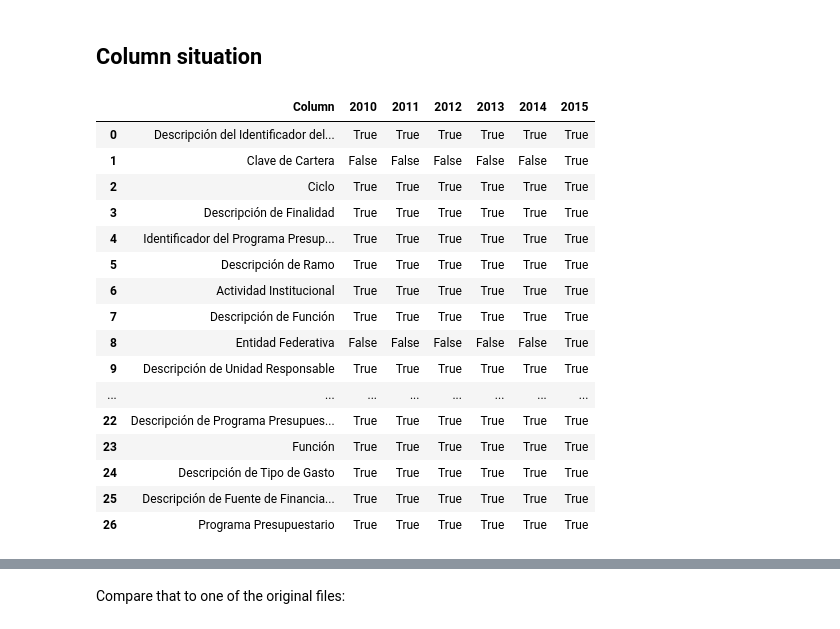
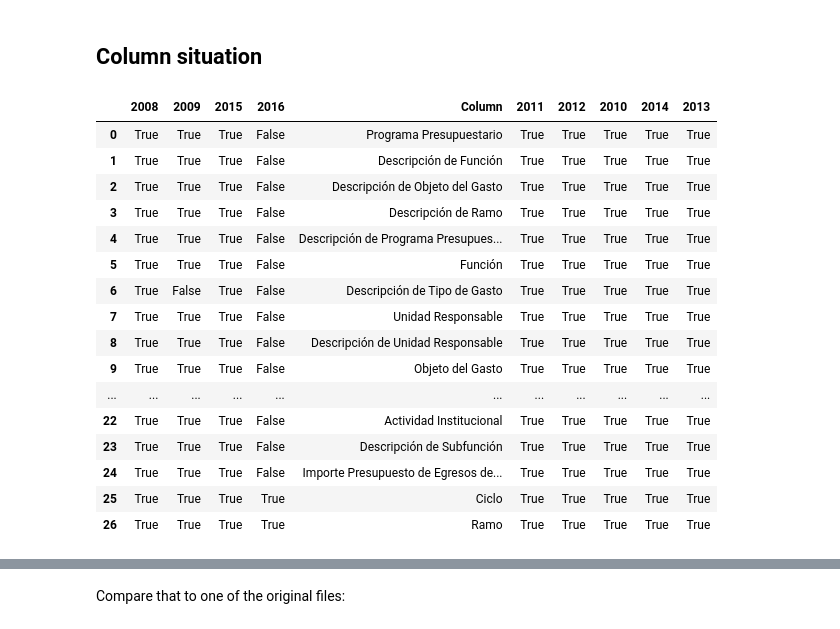
Before and after one commit to cyberbikepunk/mexico, a Jupyter notebook: mexican_federal_budget_ingestion_preparation.ipynb, the cells around one changed output, grey strips where cells are left out. Saved outputs shown, nothing was run; the diff lists cells and outputs as text; code cells hidden in the pictures.

Commit message:
Column synonyms

```diff
--- a/mexican_federal_budget_ingestion_preparation.ipynb
+++ b/mexican_federal_budget_ingestion_preparation.ipynb
@@ -379,7 +379,7 @@ union_columns = get_union_of_columns(cuenta_publica)
 table = []
 for column in union_columns:
     row = {'Column': column}
-    for year in range(2010, 2016):
+    for year in range(2010, 2017):
         row.update({year: column in cuenta_publica[year].columns})
     table.append(row)
 
@@ -710,30 +727,32 @@ get_union_of_columns(pef)
 # %% [markdown]
 ## Column situation
 # %%
+from pandas import DataFrame
+
 table = []
 for column in get_union_of_columns(pef):
     row = {'Column': column}
-    for year in range(2010, 2016):
+    for year in range(2008, 2017):
         row.update({year: column in pef[year].columns})
     table.append(row)
 
 pef_column_situation = DataFrame(table)
 pef_column_situation
 # %% [output]
-|  | Column | 2010 | 2011 | 2012 | 2013 | 2014 | 2015 |
-| 0 | Descripción del Identificador del... | True | True | True | True | True | True |
-| 1 | Clave de Cartera | False | False | False | False | False | True |
-| 2 | Ciclo | True | True | True | True | True | True |
-| 3 | Descripción de Finalidad | True | True | True | True | True | True |
-| 4 | Identificador del Programa Presup... | True | True | True | True | True | True |
-| 5 | Descripción de Ramo | True | True | True | True | True | True |
-| 6 | Actividad Institucional | True | True | True | True | True | True |
-| 7 | Descripción de Función | True | True | True | True | True | True |
-| 8 | Entidad Federativa | False | False | False | False | False | True |
-| 9 | Descripción de Unidad Responsable | True | True | True | True | True | True |
-| ... | ... | ... | ... | ... | ... | ... | ... |
-| 22 | Descripción de Programa Presupues... | True | True | True | True | True | True |
-| 23 | Función | True | True | True | True | True | True |
-| 24 | Descripción de Tipo de Gasto | True | True | True | True | True | True |
-| 25 | Descripción de Fuente de Financia... | True | True | True | True | True | True |
-| 26 | Programa Presupuestario | True | True | True | True | True | True |
+|  | 2008 | 2009 | 2015 | 2016 | Column | 2011 | 2012 | 2010 | 2014 | 2013 |
+| 0 | True | True | True | False | Programa Presupuestario | True | True | True | True | True |
+| 1 | True | True | True | False | Descripción de Función | True | True | True | True | True |
+| 2 | True | True | True | False | Descripción de Objeto del Gasto | True | True | True | True | True |
+| 3 | True | True | True | False | Descripción de Ramo | True | True | True | True | True |
+| 4 | True | True | True | False | Descripción de Programa Presupues... | True | True | True | True | True |
+| 5 | True | True | True | False | Función | True | True | True | True | True |
+| 6 | True | False | True | False | Descripción de Tipo de Gasto | True | True | True | True | True |
+| 7 | True | True | True | False | Unidad Responsable | True | True | True | True | True |
+| 8 | True | True | True | False | Descripción de Unidad Responsable | True | True | True | True | True |
+| 9 | True | True | True | False | Objeto del Gasto | True | True | True | True | True |
+| ... | ... | ... | ... | ... | ... | ... | ... | ... | ... | ... |
+| 22 | True | True | True | False | Actividad Institucional | True | True | True | True | True |
+| 23 | True | True | True | False | Descripción de Subfunción | True | True | True | True | True |
+| 24 | True | True | True | False | Importe Presupuesto de Egresos de... | True | True | True | True | True |
+| 25 | True | True | True | True | Ciclo | True | True | True | True | True |
+| 26 | True | True | True | True | Ramo | True | True | True | True | True |
```
Also changed, not shown: parts of 5 cells of this notebook, 1 other file.
